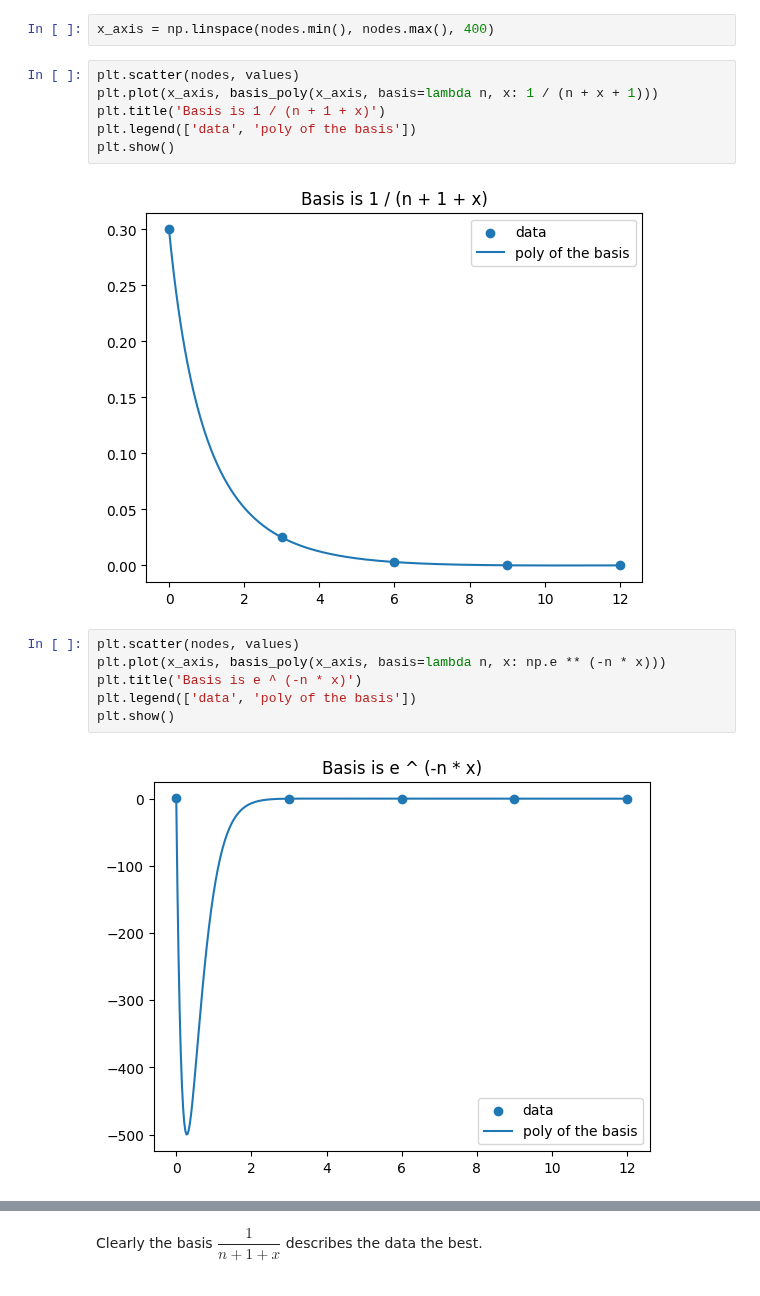
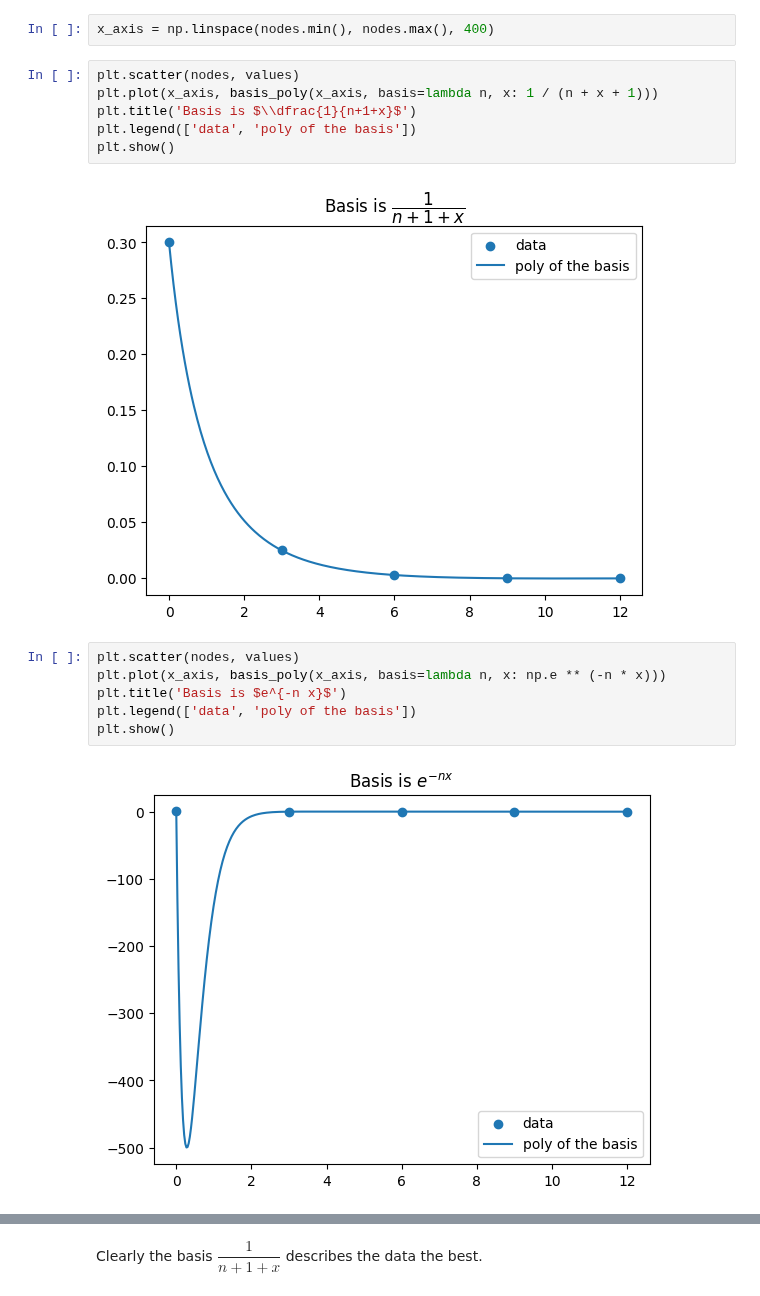
Before and after one commit to ivo3123/NumericalMethods, a Jupyter notebook: exam1/year2023_2024/task3.ipynb, the cells around one changed output, grey strips where cells are left out. Drawn from its saved outputs; the diff is of its cells as text.

Commit message:
added math notation to graphics

```diff
--- a/exam1/year2023_2024/task3.ipynb
+++ b/exam1/year2023_2024/task3.ipynb
@@ -35,19 +35,19 @@ x_axis = np.linspace(nodes.min(), nodes.max(), 400)
 # %%
 plt.scatter(nodes, values)
 plt.plot(x_axis, basis_poly(x_axis, basis=lambda n, x: 1 / (n + x + 1)))
-plt.title('Basis is 1 / (n + 1 + x)')
+plt.title('Basis is $\\dfrac{1}{n+1+x}$')
 plt.legend(['data', 'poly of the basis'])
 plt.show()
 # %% [output]
-[figure, old version]
+[figure, new version]
 # %%
 plt.scatter(nodes, values)
 plt.plot(x_axis, basis_poly(x_axis, basis=lambda n, x: np.e ** (-n * x)))
-plt.title('Basis is e ^ (-n * x)')
+plt.title('Basis is $e^{-n x}$')
 plt.legend(['data', 'poly of the basis'])
 plt.show()
 # %% [output]
-[figure, old version]
+[figure, new version]
 # %%
 plt.scatter(nodes, values)
 plt.plot(x_axis, basis_poly(x_axis, basis=lambda n, x: np.e ** (n * x)))
```
Also changed, not shown: parts of 1 cell of this notebook, 14 other files.
